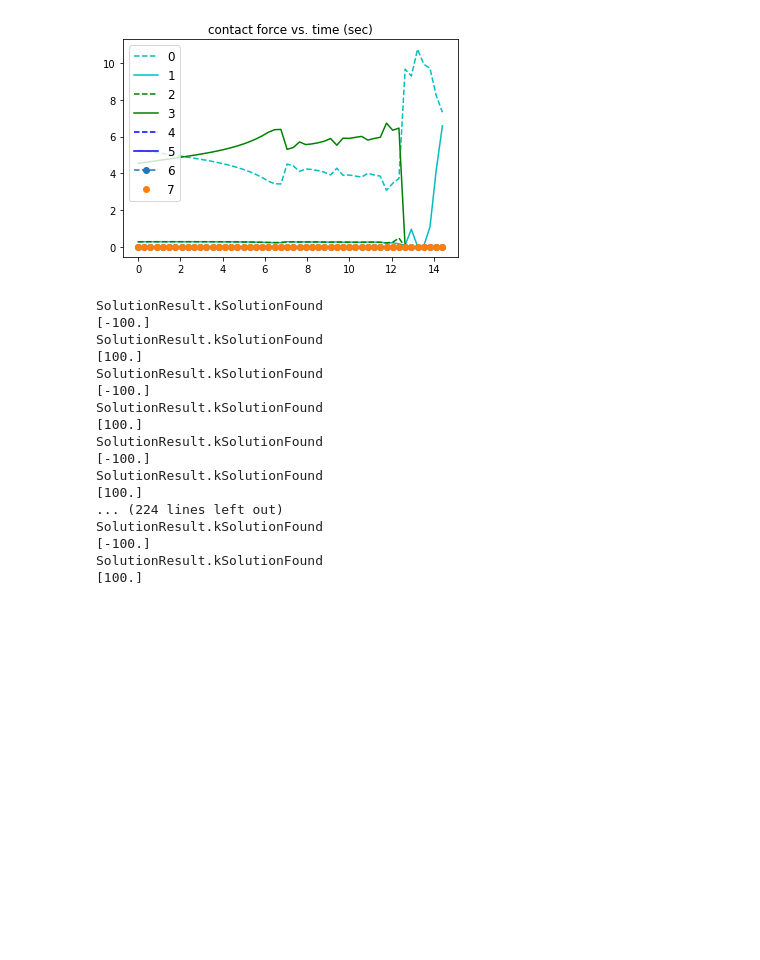
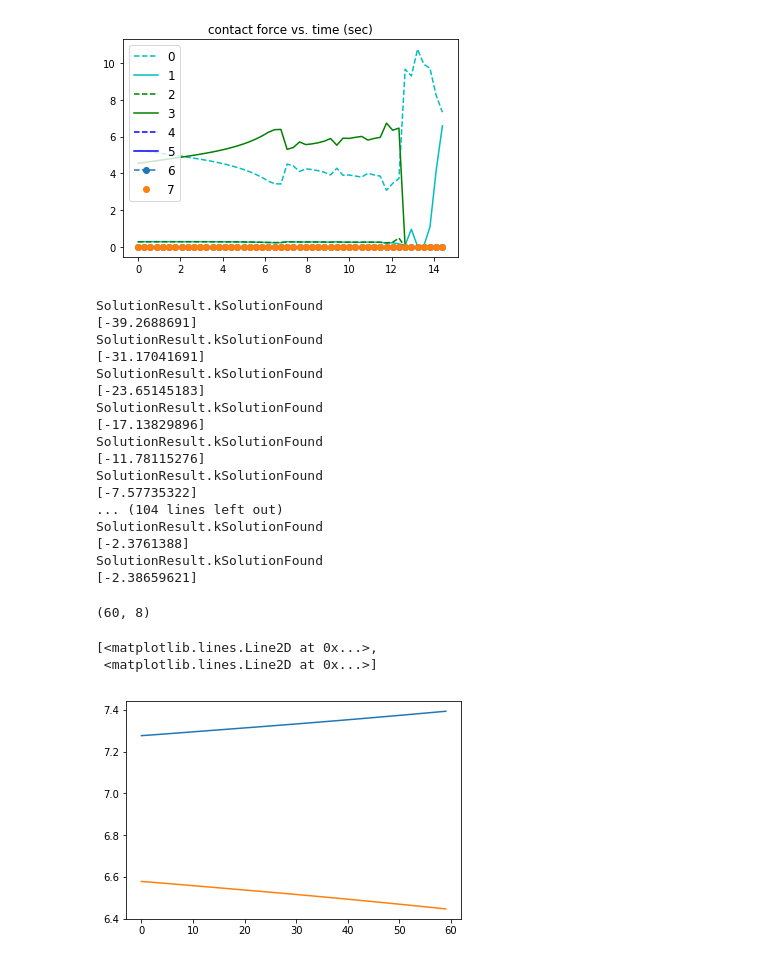
Before and after one commit to ethanweber/underactuated, a Jupyter notebook: src/cubli/InertialCube_V10_SwingUpAndStabilize.ipynb, the cells around one changed output. Saved outputs shown, nothing was run; the diff lists cells and outputs as text; code cells hidden in the pictures; blank space fills up the shorter version.

```diff
--- a/src/cubli/InertialCube_V10_SwingUpAndStabilize.ipynb
+++ b/src/cubli/InertialCube_V10_SwingUpAndStabilize.ipynb
@@ -68,38 +68,55 @@ ground_force_plot(force_traj, time_array, dimension)
 [figure]
 # %%
 # desired position
-current_state = traj[-1].copy()
-# x = 0.; y = 0.0; theta = 0.;
+current_state = traj[1].copy()
+# current_state[1] = 1.0
+# current_state[dimension] = 2*np.pi/4.0
+# x = 0.; y = 0.0; theta = 0.0;
 # current_state = get_nd_state((x,y,theta,0,0,0,0,0), dimension)
 vis.draw_transformation(current_state,dimension)
 x = -0.5; y = .5*(2**.5)-.5; theta = np.pi/4.0;
 desired_state = get_nd_state((x,y,theta,0,0,0,0,0), dimension)
+# %%
+forces = []
 # %%
 sec = 2.0 # number of seconds to simulate for
-steps_per_sec = 60.0 # discrete steps in a second
+steps_per_sec = 30.0 # discrete steps in a second
 num_steps = sec*steps_per_sec # total number of steps
 sec_per_step = sec/num_steps # number of seconds per step
 for t in np.linspace(0,sec,num_steps):
     x, u, f = qp_controller(current_state, desired_state, sec_per_step, dimension)
+    forces.append(f)
     print(u)
     current_state += get_nd_dynamics(current_state, u, f, dimension)*sec_per_step
     vis.draw_transformation(current_state,dimension)
     time.sleep(sec_per_step)
 # %% [output]
 SolutionResult.kSolutionFound
-[-100.]
+[-39.2688691]
 SolutionResult.kSolutionFound
-[100.]
+[-31.17041691]
 SolutionResult.kSolutionFound
-[-100.]
+[-23.65145183]
 SolutionResult.kSolutionFound
-[100.]
+[-17.13829896]
 SolutionResult.kSolutionFound
-[-100.]
+[-11.78115276]
 SolutionResult.kSolutionFound
-[100.]
-... (224 lines left out)
+[-7.57735322]
+... (104 lines left out)
 SolutionResult.kSolutionFound
-[-100.]
+[-2.3761388]
 SolutionResult.kSolutionFound
-[100.]
+[-2.38659621]
+# %%
+val = np.array(forces)
+# %%
+val.shape
+# %% [output]
+(60, 8)
+# %%
+plt.plot(val[:,0:2])
+# %% [output]
+[<matplotlib.lines.Line2D at 0x...>,
+ <matplotlib.lines.Line2D at 0x...>]
+[figure, added]
```
Also changed, not shown: 4 other files.
